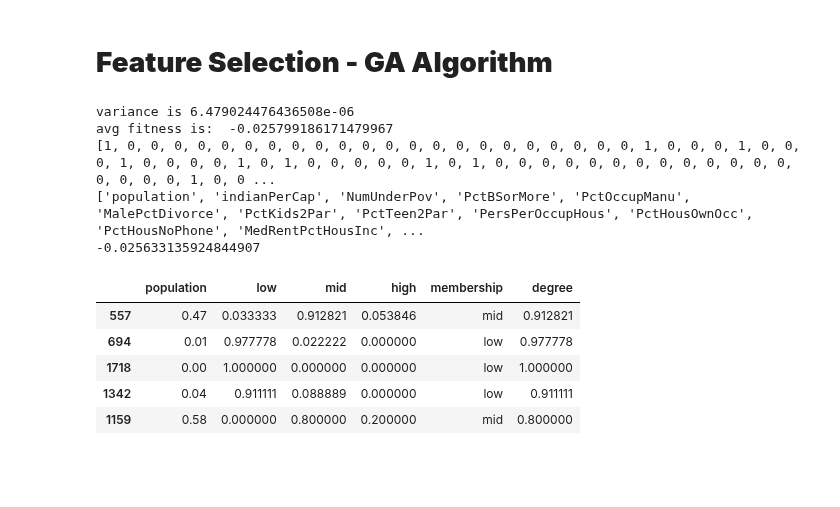
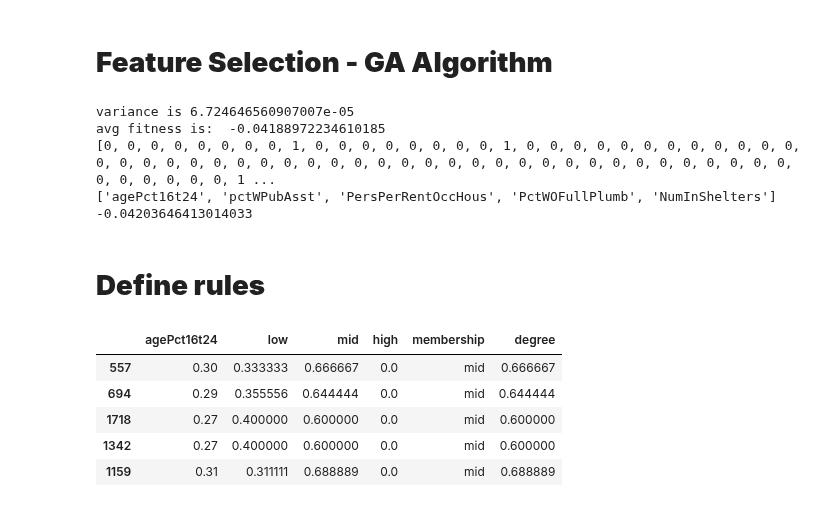
Before and after one commit to yeesem/Soft-Computing, a Jupyter notebook: Soft_Computing_Assignment_1_Fuzzy_Logic.ipynb, the cells around one changed output. Drawn from its saved outputs; the diff is of its cells as text; code cells hidden in the pictures; blank space fills up the shorter version.

```diff
--- a/Soft_Computing_Assignment_1_Fuzzy_Logic.ipynb
+++ b/Soft_Computing_Assignment_1_Fuzzy_Logic.ipynb
@@ -368,7 +356,7 @@ def genetic_algo(data,features,target,population_size,tol_level,top_number):
 # %%
 #running the algorithm
 df = pd.concat([X_train,y_train],axis = 1)
-top_features, best_score = genetic_algo(df,X_train, y_train,100,0.00002,15)
+top_features, best_score = genetic_algo(df,X_train, y_train,100,2,5)
 
 #printing top features selected through genetic algorithm
 i = 0
@@ -381,11 +369,13 @@ print(top_features)
 print(list_of_features)
 print(best_score)
 # %% [output]
-variance is 6.479024476436508e-06
-avg fitness is:  -0.025799186171479967
-[1, 0, 0, 0, 0, 0, 0, 0, 0, 0, 0, 0, 0, 0, 0, 0, 0, 0, 0, 0, 0, 0, 0, 1, 0, 0, 0, 1, 0, 0, 0, 1, 0, 0, 0, 0, 1, 0, 1, 0, 0, 0, 0, 0, 1, 0, 1, 0, 0, 0, 0, 0, 0, 0, 0, 0, 0, 0, 0, 0, 0, 0, 0, 0, 1, 0, 0 ...
-['population', 'indianPerCap', 'NumUnderPov', 'PctBSorMore', 'PctOccupManu', 'MalePctDivorce', 'PctKids2Par', 'PctTeen2Par', 'PersPerOccupHous', 'PctHousOwnOcc', 'PctHousNoPhone', 'MedRentPctHousInc', ...
--0.025633135924844907
+variance is 6.724646560907007e-05
+avg fitness is:  -0.04188972234610185
+[0, 0, 0, 0, 0, 0, 0, 0, 1, 0, 0, 0, 0, 0, 0, 0, 0, 1, 0, 0, 0, 0, 0, 0, 0, 0, 0, 0, 0, 0, 0, 0, 0, 0, 0, 0, 0, 0, 0, 0, 0, 0, 0, 0, 0, 0, 0, 0, 0, 0, 0, 0, 0, 0, 0, 0, 0, 0, 0, 0, 0, 0, 0, 0, 0, 0, 1 ...
+['agePct16t24', 'pctWPubAsst', 'PersPerRentOccHous', 'PctWOFullPlumb', 'NumInShelters']
+-0.04203646413014033
+# %% [markdown]
+# **Define rules**
 # %%
 class Fuzzify(object):
   def __init__(self,data_series,Min,Max,Mid):
@@ -413,20 +403,23 @@ class Fuzzify(object):
     new_df['degree'] = new_df.loc[:,['low','mid','high']].max(axis = 1)
     return new_df
 # %%
-feature1 = X_train[list_of_features[0]].loc[:]
+# copy_list_of_features = ['population', 'indianPerCap', 'NumUnderPov', 'PctBSorMore', 'PctOccupManu', 'MalePctDivorce', 'PctKids2Par', 'PctTeen2Par', 'PersPerOccupHous', 'PctHousOwnOcc', 'PctHousNoPhone', 'MedRentPctHousInc', 'MedOwnCostPctInc', 'NumInShelters', 'LandArea']
+copy_list_of_features = list_of_features
+feature_object = []
+feature1 = X_train[copy_list_of_features[0]].loc[:]
 feature1_min = feature1.min()
 feature1_max = feature1.max()
 feature1_mid = np.median(np.arange(feature1_min,feature1_max,0.1))
 
 feature1_object = Fuzzify(feature1,feature1_min,feature1_max,feature1_mid)
 fuzzified_feature1 = feature1_object.get_membership()
 
 fuzzified_feature1.head()
 # %% [output]
-|  | population | low | mid | high | membership | degree |
-| 557 | 0.47 | 0.033333 | 0.912821 | 0.053846 | mid | 0.912821 |
-| 694 | 0.01 | 0.977778 | 0.022222 | 0.000000 | low | 0.977778 |
-| 1718 | 0.00 | 1.000000 | 0.000000 | 0.000000 | low | 1.000000 |
-| 1342 | 0.04 | 0.911111 | 0.088889 | 0.000000 | low | 0.911111 |
-| 1159 | 0.58 | 0.000000 | 0.800000 | 0.200000 | mid | 0.800000 |
+|  | agePct16t24 | low | mid | high | membership | degree |
+| 557 | 0.30 | 0.333333 | 0.666667 | 0.0 | mid | 0.666667 |
+| 694 | 0.29 | 0.355556 | 0.644444 | 0.0 | mid | 0.644444 |
+| 1718 | 0.27 | 0.400000 | 0.600000 | 0.0 | mid | 0.600000 |
+| 1342 | 0.27 | 0.400000 | 0.600000 | 0.0 | mid | 0.600000 |
+| 1159 | 0.31 | 0.311111 | 0.688889 | 0.0 | mid | 0.688889 |
 # %%
```
Also changed, not shown: parts of 11 cells of this notebook.
